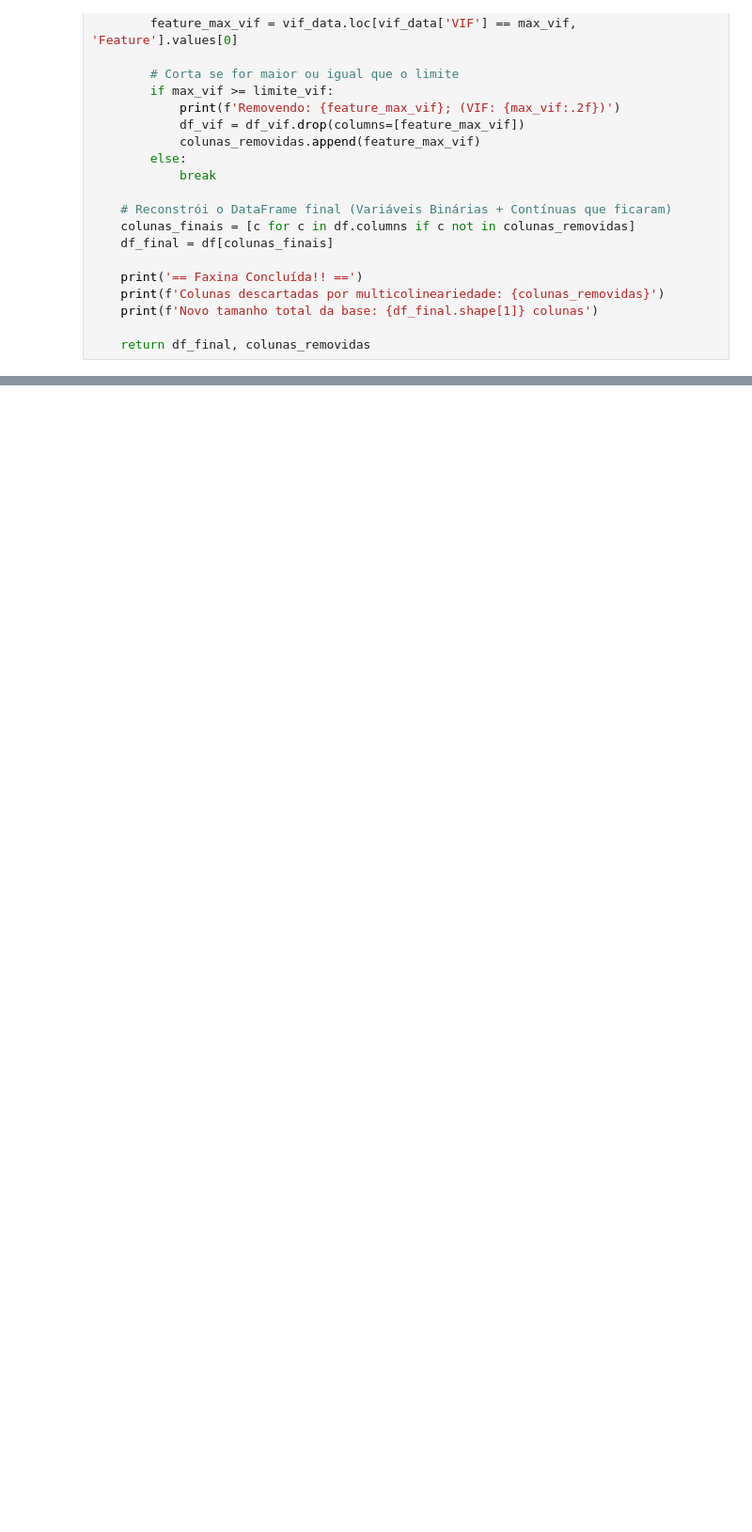
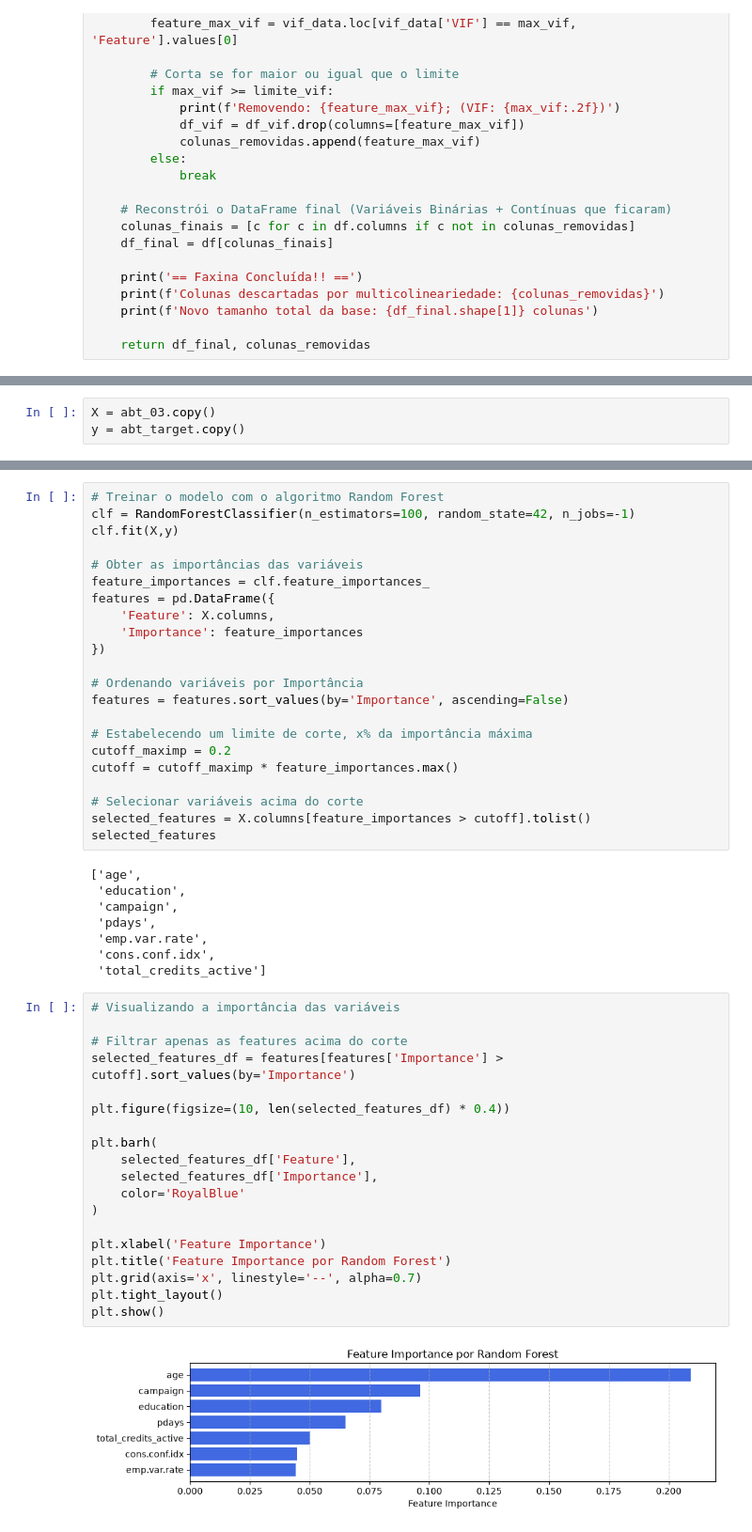
Before and after one commit to Felipeglnd/bank-marketing, a Jupyter notebook: notebooks/04_feature_selection.ipynb, the cells around one changed output, grey strips where cells are left out. Shown at 94% size. Cells and saved outputs as stored; diff of their text form; blank space fills up the shorter version.

```diff
--- a/notebooks/04_feature_selection.ipynb
+++ b/notebooks/04_feature_selection.ipynb
@@ -178,0 +194,3 @@ def remove_alta_correlacao(df, threshold=0.8):
+# %%
+X = abt_03.copy()
+y = abt_target.copy()
@@ -178,0 +201,51 @@ def remove_alta_correlacao(df, threshold=0.8):
+# %%
+# Treinar o modelo com o algoritmo Random Forest
+clf = RandomForestClassifier(n_estimators=100, random_state=42, n_jobs=-1)
+clf.fit(X,y)
+
+# Obter as importâncias das variáveis
+feature_importances = clf.feature_importances_
+features = pd.DataFrame({
+    'Feature': X.columns,
+    'Importance': feature_importances
+})
+
+# Ordenando variáveis por Importância
+features = features.sort_values(by='Importance', ascending=False)
+
+# Estabelecendo um limite de corte, x% da importância máxima
+cutoff_maximp = 0.2
+cutoff = cutoff_maximp * feature_importances.max()
+
+# Selecionar variáveis acima do corte
+selected_features = X.columns[feature_importances > cutoff].tolist()
+selected_features
+# %% [output]
+['age',
+ 'education',
+ 'campaign',
+ 'pdays',
+ 'emp.var.rate',
+ 'cons.conf.idx',
+ 'total_credits_active']
+# %%
+# Visualizando a importância das variáveis
+
+# Filtrar apenas as features acima do corte
+selected_features_df = features[features['Importance'] > cutoff].sort_values(by='Importance')
+
+plt.figure(figsize=(10, len(selected_features_df) * 0.4))
+
+plt.barh(
+    selected_features_df['Feature'],
+    selected_features_df['Importance'],
+    color='RoyalBlue'
+)
+
+plt.xlabel('Feature Importance')
+plt.title('Feature Importance por Random Forest')
+plt.grid(axis='x', linestyle='--', alpha=0.7)
+plt.tight_layout()
+plt.show()
+# %% [output]
+[figure, added]
```
Also changed, not shown: parts of 15 cells of this notebook, 1 other file.
